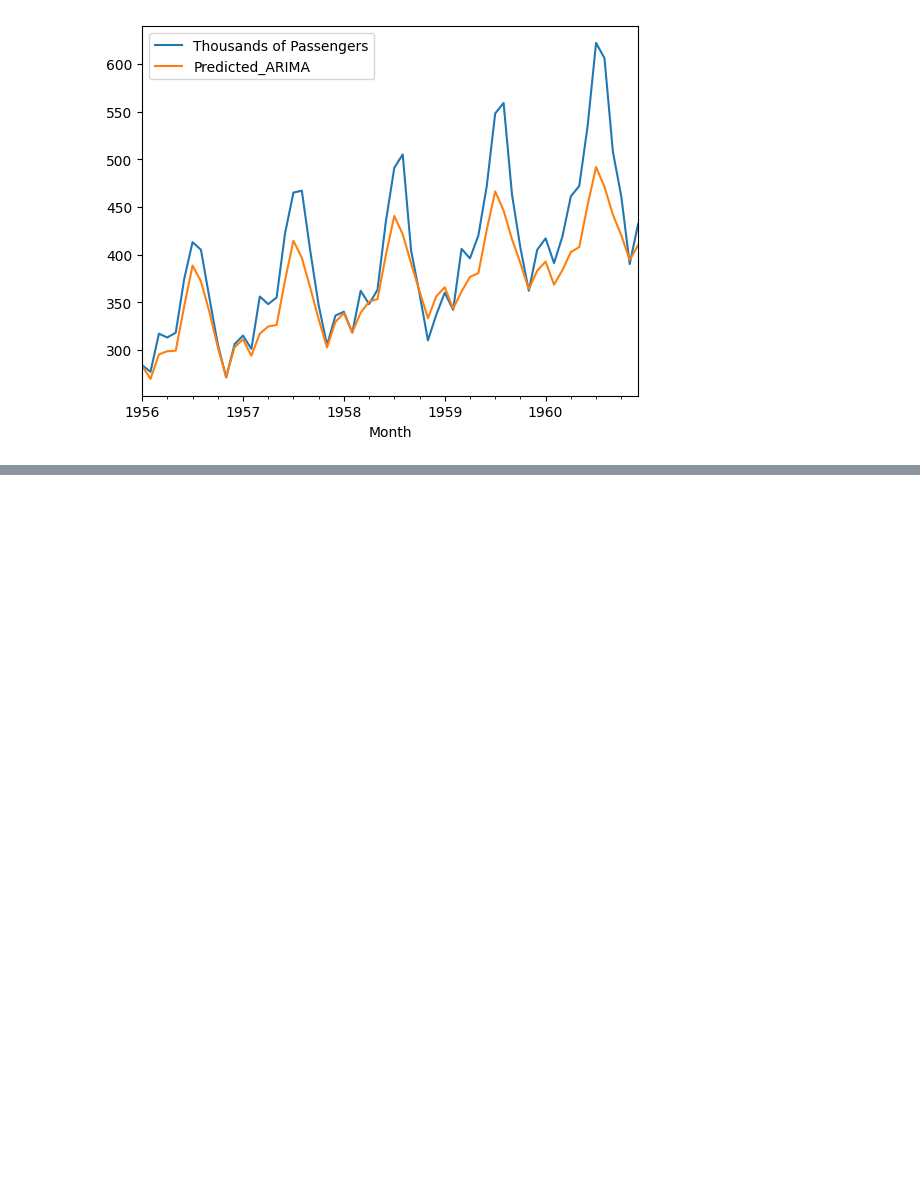
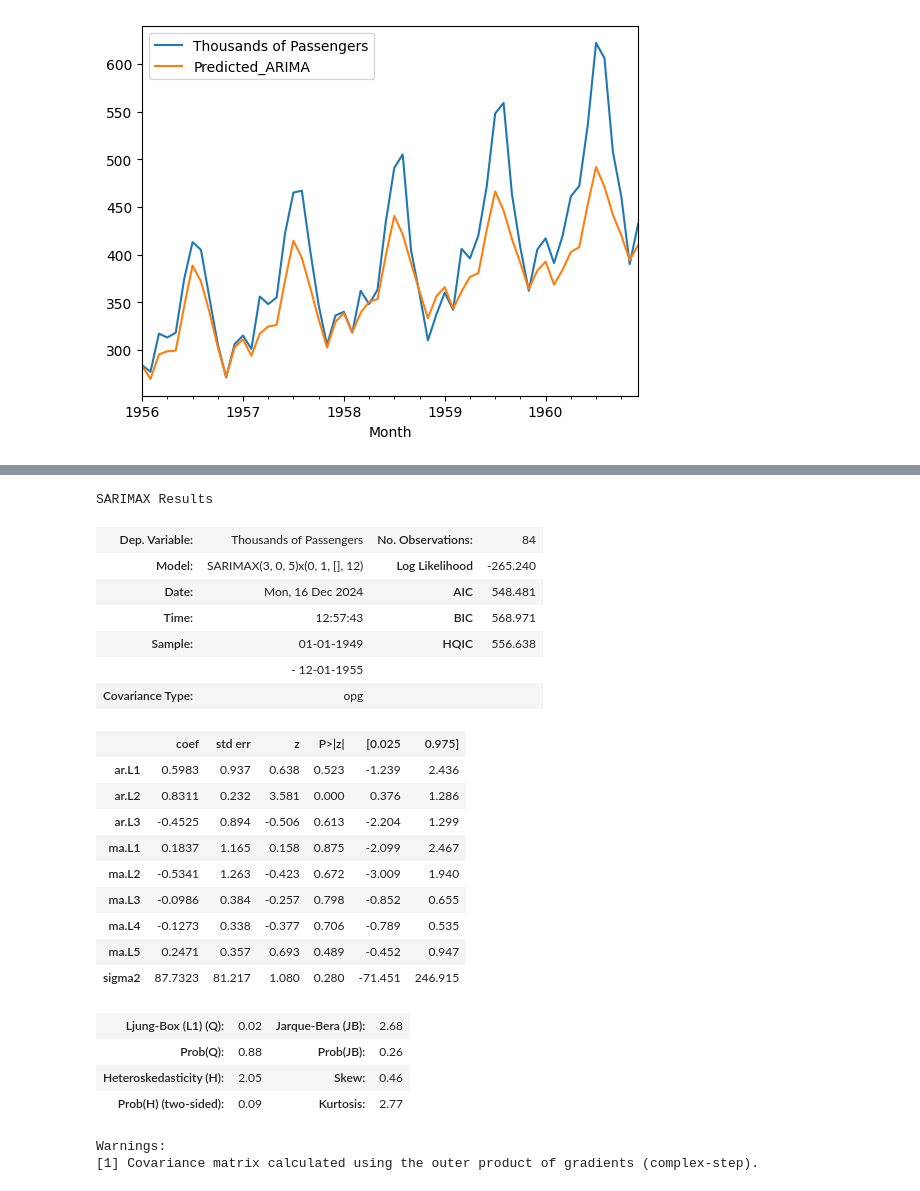
Before and after one commit to shreyas2004/airline, a Jupyter notebook: Airline.ipynb, the cells around one changed output, grey strips where cells are left out. Drawn from its saved outputs; the diff is of its cells as text; code cells hidden in the pictures; blank space fills up the shorter version.

```diff
--- a/Airline.ipynb
+++ b/Airline.ipynb
@@ -319,0 +332,27 @@ test_data[['Thousands of Passengers','Predicted_ARIMA']].plot()
+# %%
+model_SARIMA_fit.summary()
+# %% [output]
+SARIMAX Results
+| Dep. Variable: | Thousands of Passengers | No. Observations: | 84 |
+| Model: | SARIMAX(3, 0, 5)x(0, 1, [], 12) | Log Likelihood | -265.240 |
+| Date: | Mon, 16 Dec 2024 | AIC | 548.481 |
+| Time: | 12:57:43 | BIC | 568.971 |
+| Sample: | 01-01-1949 | HQIC | 556.638 |
+|  | - 12-01-1955 |  |  |
+| Covariance Type: | opg |  |  |
+|  | coef | std err | z | P>|z| | [0.025 | 0.975] |
+| ar.L1 | 0.5983 | 0.937 | 0.638 | 0.523 | -1.239 | 2.436 |
+| ar.L2 | 0.8311 | 0.232 | 3.581 | 0.000 | 0.376 | 1.286 |
+| ar.L3 | -0.4525 | 0.894 | -0.506 | 0.613 | -2.204 | 1.299 |
+| ma.L1 | 0.1837 | 1.165 | 0.158 | 0.875 | -2.099 | 2.467 |
+| ma.L2 | -0.5341 | 1.263 | -0.423 | 0.672 | -3.009 | 1.940 |
+| ma.L3 | -0.0986 | 0.384 | -0.257 | 0.798 | -0.852 | 0.655 |
+| ma.L4 | -0.1273 | 0.338 | -0.377 | 0.706 | -0.789 | 0.535 |
+| ma.L5 | 0.2471 | 0.357 | 0.693 | 0.489 | -0.452 | 0.947 |
+| sigma2 | 87.7323 | 81.217 | 1.080 | 0.280 | -71.451 | 246.915 |
+| Ljung-Box (L1) (Q): | 0.02 | Jarque-Bera (JB): | 2.68 |
+| Prob(Q): | 0.88 | Prob(JB): | 0.26 |
+| Heteroskedasticity (H): | 2.05 | Skew: | 0.46 |
+| Prob(H) (two-sided): | 0.09 | Kurtosis: | 2.77 |
+Warnings:
+[1] Covariance matrix calculated using the outer product of gradients (complex-step).
```
Also changed, not shown: parts of 10 cells of this notebook.
